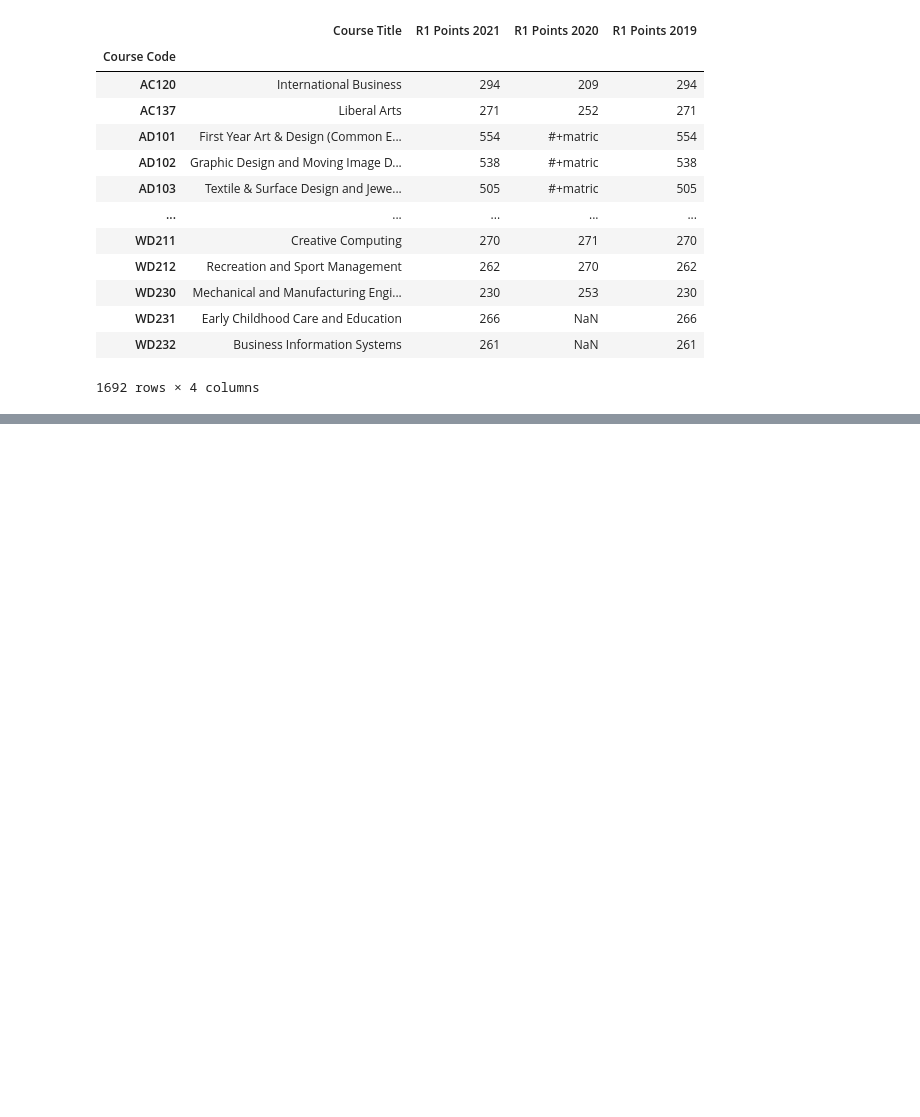
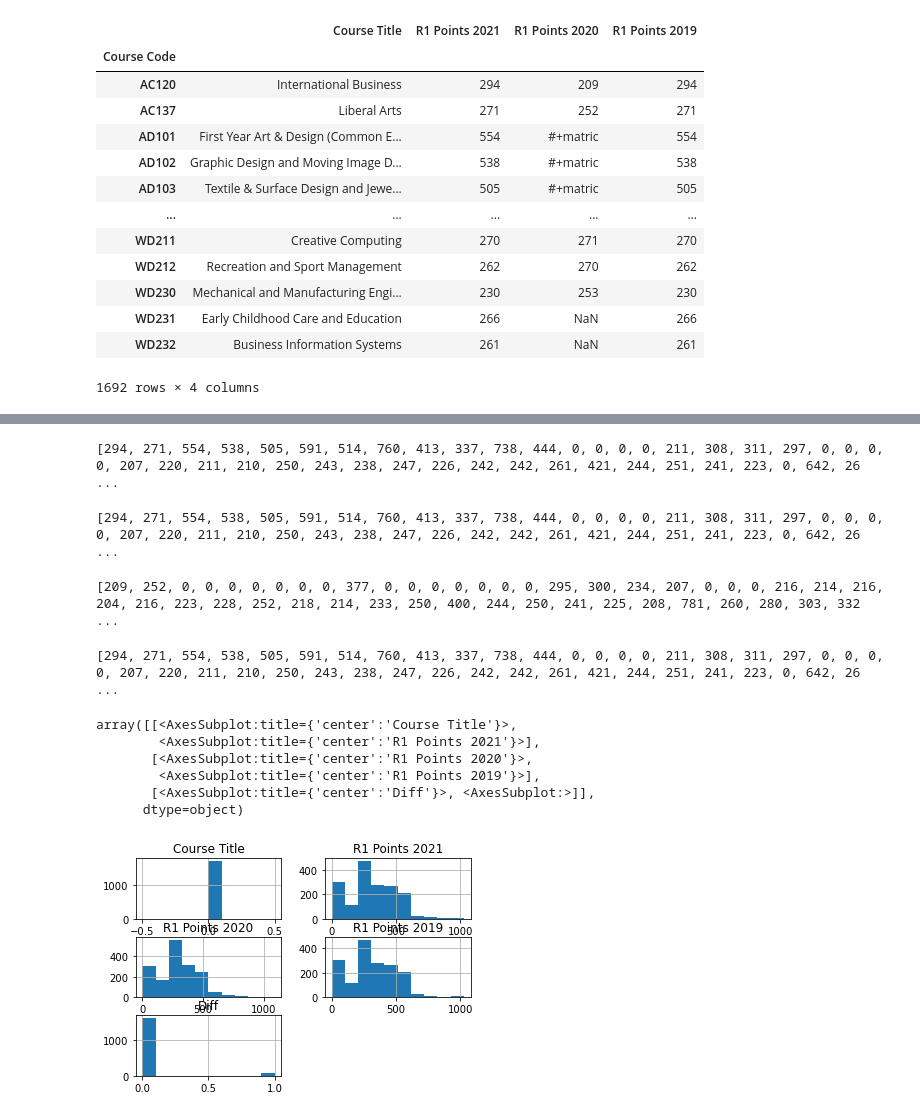
Before and after one commit to Cossie01/Fundamentals-of-Data-Analysis-Assessment, a Jupyter notebook: cao.ipynb, the cells around one changed output, grey strips where cells are left out. Cells and saved outputs as stored; diff of their text form; code cells hidden in the pictures; blank space fills up the shorter version.

```diff
--- a/cao.ipynb
+++ b/cao.ipynb
@@ -792,0 +862,6 @@ allcourses.corr() #checking the corralation between the two columns
+# %%
+allcourses = allcourses.replace(regex = '([a-zA-Z])', value=0) #replacing all strings to 0
+# %%
+allcourses = allcourses.fillna(0) #Replacing all the NaNa with 0
+# %%
+allcourses = allcourses.replace('#', 0) #replace # character to 0
@@ -792,0 +873,28 @@ allcourses.corr() #checking the corralation between the two columns
+# %%
+allcourses['R1 Points 2021'].tolist() #I was able to see then the points for 2021 and check for anything wonderful
+# %% [output]
+[294, 271, 554, 538, 505, 591, 514, 760, 413, 337, 738, 444, 0, 0, 0, 0, 211, 308, 311, 297, 0, 0, 0, 0, 207, 220, 211, 210, 250, 243, 238, 247, 226, 242, 242, 261, 421, 244, 251, 241, 223, 0, 642, 26 ...
+# %%
+allcourses=allcourses.replace('\#','',regex=True).astype(int)
+# %%
+allcourses['R1 Points 2021'].tolist() #I was able to see then the points for 2021 and check for anything wonderful
+# %% [output]
+[294, 271, 554, 538, 505, 591, 514, 760, 413, 337, 738, 444, 0, 0, 0, 0, 211, 308, 311, 297, 0, 0, 0, 0, 207, 220, 211, 210, 250, 243, 238, 247, 226, 242, 242, 261, 421, 244, 251, 241, 223, 0, 642, 26 ...
+# %%
+allcourses['R1 Points 2020'].tolist() #check the points for 2020
+# %% [output]
+[209, 252, 0, 0, 0, 0, 0, 0, 0, 377, 0, 0, 0, 0, 0, 0, 0, 295, 300, 234, 207, 0, 0, 0, 216, 214, 216, 204, 216, 223, 228, 252, 218, 214, 233, 250, 400, 244, 250, 241, 225, 208, 781, 260, 280, 303, 332 ...
+# %%
+allcourses['R1 Points 2019'].tolist() #Finally check the 2019
+# %% [output]
+[294, 271, 554, 538, 505, 591, 514, 760, 413, 337, 738, 444, 0, 0, 0, 0, 211, 308, 311, 297, 0, 0, 0, 0, 207, 220, 211, 210, 250, 243, 238, 247, 226, 242, 242, 261, 421, 244, 251, 241, 223, 0, 642, 26 ...
+# %%
+allcourses.hist() #comparing all the columns
+# %% [output]
+array([[<AxesSubplot:title={'center':'Course Title'}>,
+        <AxesSubplot:title={'center':'R1 Points 2021'}>],
+       [<AxesSubplot:title={'center':'R1 Points 2020'}>,
+        <AxesSubplot:title={'center':'R1 Points 2019'}>],
+       [<AxesSubplot:title={'center':'Diff'}>, <AxesSubplot:>]],
+      dtype=object)
+[figure, added]
```
Also changed, not shown: parts of 15 cells of this notebook, 27 other files.
